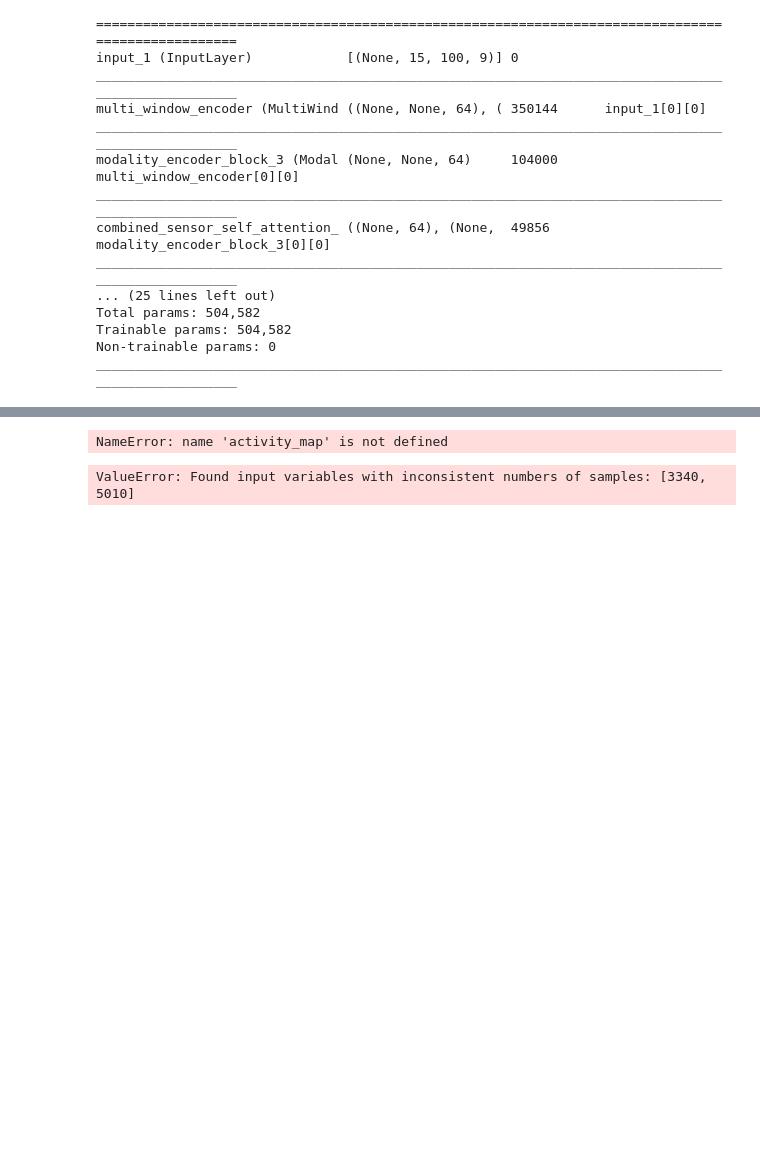
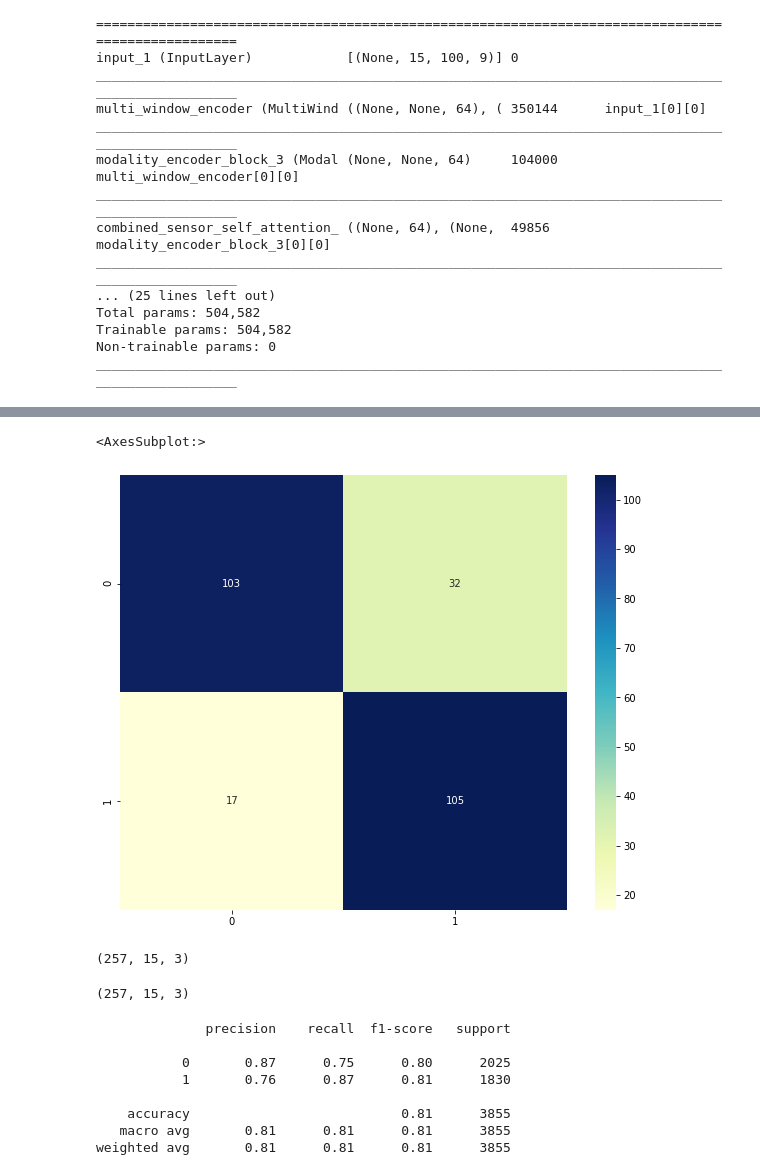
Before and after one commit to saif-mahmud/hierarchical-attention-HAR, a Jupyter notebook: notebooks/daphnet_session_guided_window.ipynb, the cells around one changed output, grey strips where cells are left out. Drawn from its saved outputs; the diff is of its cells as text; code cells hidden in the pictures; blank space fills up the shorter version.

```diff
--- a/notebooks/daphnet_session_guided_window.ipynb
+++ b/notebooks/daphnet_session_guided_window.ipynb
@@ -43,8 +43,9 @@ metadata = yaml.load(open('../configs/metadata.yaml', mode='r'), Loader=yaml.Ful
 # %%
 # metadata_file
 # %%
-train_df = df[df['Subject'] != 1]
-test_df = df[df['Subject'] == 1]
+train_df = df[(df['Subject'] != 2) & (df['Subject'] != 9)]
+test_df = df[df['Subject'] == 2]
+val_df = df[df['Subject'] == 9]
 
 SLIDING_WINDOW_LENGTH = metadata['sliding_win_len']
 SLIDING_WINDOW_STEP = metadata['sliding_win_stride']
@@ -54,16 +55,21 @@ N_WINDOW, N_TIMESTEP = metadata['n_window'], metadata['n_timestep']
 
 X_train, y_train = create_windowed_dataset(
     train_df, FEATURES, 'Label', window_size=SLIDING_WINDOW_LENGTH, stride=SLIDING_WINDOW_STEP)
+X_val, y_val = create_windowed_dataset(
+    val_df, FEATURES, 'Label', window_size=SLIDING_WINDOW_LENGTH, stride=SLIDING_WINDOW_STEP)
 X_test, y_test = create_windowed_dataset(
     test_df, FEATURES, 'Label', window_size=SLIDING_WINDOW_LENGTH, stride=SLIDING_WINDOW_STEP)
 
 X_train = X_train.reshape(
     (X_train.shape[0], N_WINDOW, N_TIMESTEP, len(FEATURES)))
+X_val = X_val.reshape(
+    (X_val.shape[0], N_WINDOW, N_TIMESTEP, len(FEATURES)))
 X_test = X_test.reshape(
     (X_test.shape[0], N_WINDOW, N_TIMESTEP, len(FEATURES)))
 
-y_train = tf.keras.utils.to_categorical(y_train)
-y_test = tf.keras.utils.to_categorical(y_test)
+y_train = tf.keras.utils.to_categorical(y_train, num_classes=3)
+y_val = tf.keras.utils.to_categorical(y_val, num_classes=3)
+y_test = tf.keras.utils.to_categorical(y_test, num_classes=3)
 # %%
 X_train.shape
 # %% [output]
@@ -89,6 +95,7 @@ print(y_train.shape)
 # mid_labels[0]
 # %%
 y_train_mid = np.repeat(np.expand_dims(y_train, axis=1), repeats=15, axis=1)
+y_val_mid = np.repeat(np.expand_dims(y_val, axis=1), repeats=15, axis=1)
 y_test_mid = np.repeat(np.expand_dims(y_test, axis=1), repeats=15, axis=1)
 # %%
 y_train_mid.shape
@@ -147,5 +154,5 @@ Trainable params: 504,582
 Non-trainable params: 0
 __________________________________________________________________________________________________
 # %%
-model.fit(X_train, [y_train_mid, y_train], batch_size=len(device_list) * 64, epochs=40, validation_split=0.1, use_multiprocessing=True)
+model.fit(X_train, [y_train_mid, y_train], batch_size=len(device_list) * 64, epochs=50, validation_data=(X_val, [y_val_mid, y_val]), use_multiprocessing=True)
 # %% [output]
@@ -193,13 +207,29 @@ weighted avg       0.88      0.86      0.86       334
 # activity_map
 # %%
 confm = confusion_matrix(np.argmax(y_test, axis=1), np.argmax(pred_sess, axis=1))
-activity_list = list(activity_map.values())
-df_cm = pd.DataFrame(confm, index=activity_list, columns=activity_list)
+# activity_list = list(activity_map.values())
+df_cm = pd.DataFrame(confm)
 plt.figure(figsize = (10,8))
 sns.heatmap(df_cm, annot=True, fmt='d', cmap="YlGnBu")
 # %% [output]
-NameError: name 'activity_map' is not defined
+<AxesSubplot:>
+[figure, added]
+# %%
+y_test_mid.shape
+# %% [output]
+(257, 15, 3)
+# %%
+pred_mid.shape
+# %% [output]
+(257, 15, 3)
 # %%
 print(classification_report(np.argmax(y_test_mid.reshape(-1, 3), axis=1), np.argmax(pred_mid.reshape(-1, 3), axis=1)))
 # %% [output]
-ValueError: Found input variables with inconsistent numbers of samples: [3340, 5010]
+              precision    recall  f1-score   support
+
+           0       0.87      0.75      0.80      2025
+           1       0.76      0.87      0.81      1830
+
+    accuracy                           0.81      3855
+   macro avg       0.81      0.81      0.81      3855
+weighted avg       0.81      0.81      0.81      3855
```
Also changed, not shown: parts of 10 cells of this notebook, 6 other files.
